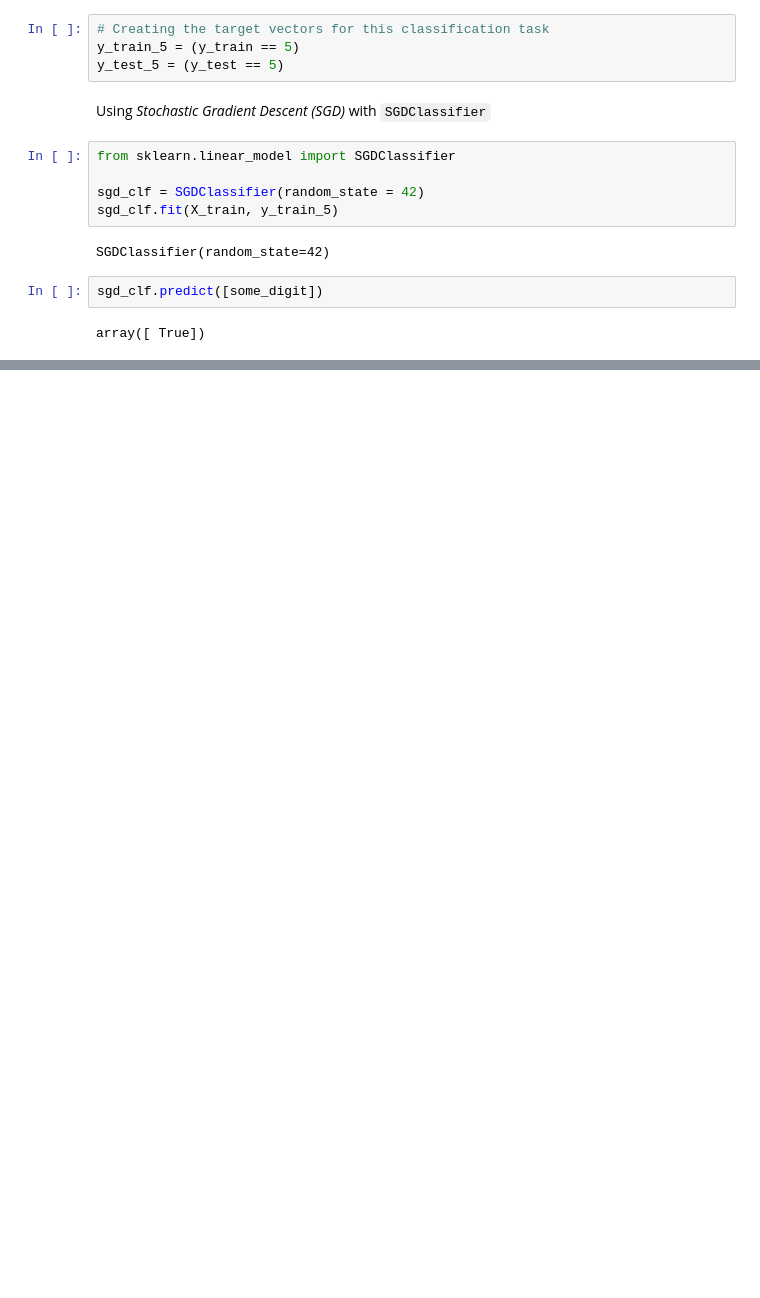
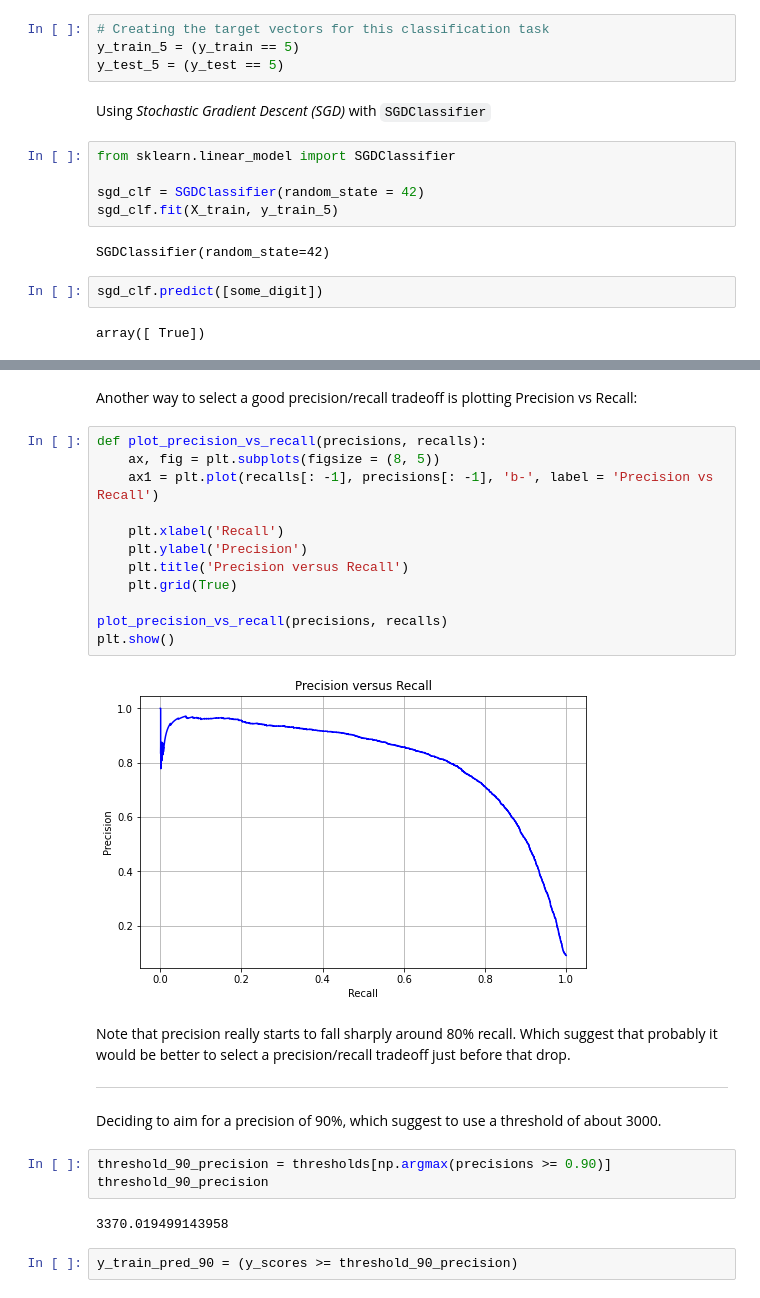
Before and after one commit to afoviedo/data-science-portfolio, a Jupyter notebook: Image Classification/Image Clasification with ML.ipynb, the cells around one changed output, grey strips where cells are left out. Saved outputs shown, nothing was run; the diff lists cells and outputs as text; blank space fills up the shorter version.

```diff
--- a/Image Classification/Image Clasification with ML.ipynb
+++ b/Image Classification/Image Clasification with ML.ipynb
@@ -89,0 +226,28 @@ array([ True])
+# %% [markdown]
+Another way to select a good precision/recall tradeoff is plotting Precision vs Recall:
+# %%
+def plot_precision_vs_recall(precisions, recalls):
+    ax, fig = plt.subplots(figsize = (8, 5))
+    ax1 = plt.plot(recalls[: -1], precisions[: -1], 'b-', label = 'Precision vs Recall')
+
+    plt.xlabel('Recall')
+    plt.ylabel('Precision')
+    plt.title('Precision versus Recall')
+    plt.grid(True)
+
+plot_precision_vs_recall(precisions, recalls)
+plt.show()
+# %% [output]
+[figure, added]
+# %% [markdown]
+Note that precision really starts to fall sharply around 80% recall. Which suggest that
+probably it would be better to select a precision/recall tradeoff just before that drop.
+***
+Deciding to aim for a precision of 90%, which suggest to use a threshold of about 3000.
+# %%
+threshold_90_precision = thresholds[np.argmax(precisions >= 0.90)]
+threshold_90_precision
+# %% [output]
+3370.019499143958
+# %%
+y_train_pred_90 = (y_scores >= threshold_90_precision)
```
Also changed, not shown: parts of 25 cells of this notebook.
